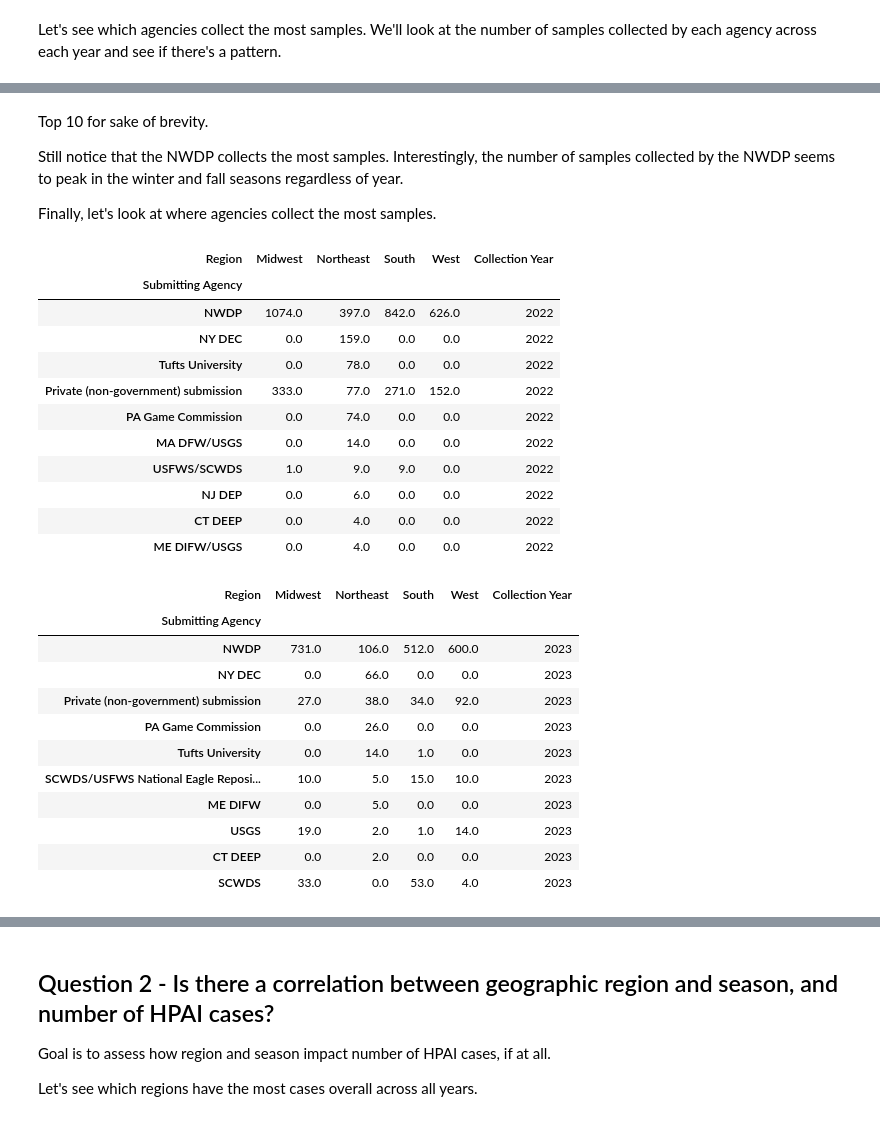
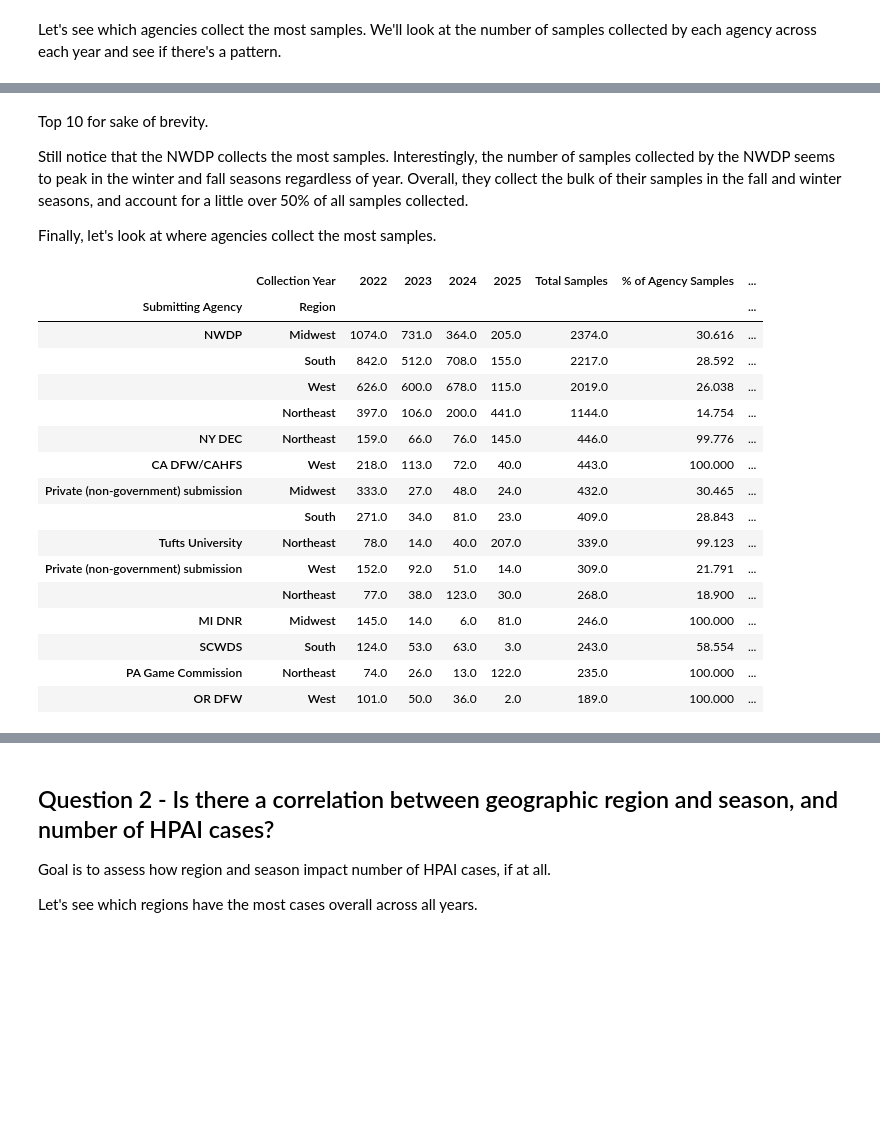
Before and after one commit to Sharyyy345/Math_316_Project1, a Jupyter notebook: notebooks/main_insights.ipynb, the cells around one changed output, grey strips where cells are left out. Saved outputs shown, nothing was run; the diff lists cells and outputs as text; code cells hidden in the pictures; blank space fills up the shorter version.

```diff
--- a/notebooks/main_insights.ipynb
+++ b/notebooks/main_insights.ipynb
@@ -121,8 +121,16 @@ Goal is to see if there's any bias in the data based on when and where agencies
 # %% [markdown]
 Let's see which agencies collect the most samples. We'll look at the number of samples collected by each agency across each year and see if there's a pattern.
 # %%
+df3 = df2.copy()
+df3 = df3.loc[df3['Collection Year'].isin(['2022','2023','2024','2025'])]
 
-df3 = df2.groupby(['Submitting Agency', 'Collection Year']).size().reset_index(name='Samples Collected').sort_values(by=['Samples Collected'], ascending=False)
-df3_pivot = df3.pivot_table(index='Submitting Agency', columns='Collection Year', values='Samples Collected', fill_value=0).sort_values(by=['2021','2022','2023','2024','2025'], ascending=False)
-df3_pivot.head(n=20)
+df3 = df3.groupby(['Submitting Agency', 'Collection Year']).size().reset_index(name='Samples Collected').sort_values(by=['Samples Collected'], ascending=False)
+df3_pivot = df3.pivot_table(index='Submitting Agency', columns='Collection Year', values='Samples Collected', fill_value=0).sort_values(by=['2022','2023','2024','2025'], ascending=False)
+
+agency_totals = df3_pivot.sum(axis=1)
+year_totals = df3_pivot.sum(axis=0)
+df3_pivot['Total Samples'] = df3_pivot.sum(axis=1)
+df3_pivot['% of All Samples'] = round(agency_totals / year_totals.sum() * 100.0, ndigits=3)
+
+df3_pivot.head(n=10)
 # %% [output]
@@ -223,51 +184,39 @@ for year in sorted(df4['Collection Year'].unique()):
 # %% [markdown]
 Top 10 for sake of brevity.
 
-Still notice that the NWDP collects the most samples. Interestingly, the number of samples collected by the NWDP seems to peak in the winter and fall seasons regardless of year.
+Still notice that the NWDP collects the most samples. Interestingly, the number of samples collected by the NWDP seems to peak in the winter and fall seasons regardless of year. Overall, they collect the bulk of their samples in the fall and winter seasons, and account for a little over 50% of all samples collected.
 
 Finally, let's look at where agencies collect the most samples.
 # %%
-from IPython.display import display
-
 df5 = df2.copy()
-
+df5 = df5.loc[df5['Collection Year'].isin(['2022','2023','2024','2025'])]
 df5 = df5.groupby(['Submitting Agency', 'Collection Year', 'Region']).size().reset_index(name='Samples Collected').sort_values(by=['Samples Collected'], ascending=False)
 
-# for each year, create a pivot table of agencies vs regions
-# do this for easier viewing
-for year in sorted(df5['Collection Year'].unique()):
-    year_df = df5.loc[df5['Collection Year'] == year]
+df5_pivot = df5.pivot_table(index=['Submitting Agency', 'Region'], columns='Collection Year', values='Samples Collected', fill_value=0)
 
-    if len(year_df['Region'].unique()) < 4:
-        continue
+agency_totals = df5_pivot.sum(axis=1)
+year_totals = df5_pivot.sum(axis=0)
+df5_pivot['Total Samples'] = df5_pivot.sum(axis=1)
+df5_pivot['% of Agency Samples'] = round(agency_totals / df3_pivot['Total Samples'] * 100.0, ndigits=3)
+df5_pivot['% of All Samples'] = round(agency_totals / year_totals.sum() * 100.0, ndigits=3)
 
-    year_pivot = year_df.pivot_table(index=['Submitting Agency'], columns='Region', values='Samples Collected', fill_value=0)
-    year_pivot = year_pivot.sort_values(by=['Northeast', 'Midwest', 'South', 'West'], ascending=False)
-    year_pivot['Collection Year'] = year
-
-    display(year_pivot.head(n=10)) # pretty print the table
+df5_pivot = df5_pivot.sort_values(by=['% of All Samples'], ascending=False)
+df5_pivot.head(n=15)
 # %% [output]
-| Region | Midwest | Northeast | South | West | Collection Year |
-| Submitting Agency |  |  |  |  |  |
-| NWDP | 1074.0 | 397.0 | 842.0 | 626.0 | 2022 |
-| NY DEC | 0.0 | 159.0 | 0.0 | 0.0 | 2022 |
-| Tufts University | 0.0 | 78.0 | 0.0 | 0.0 | 2022 |
-| Private (non-government) submission | 333.0 | 77.0 | 271.0 | 152.0 | 2022 |
-| PA Game Commission | 0.0 | 74.0 | 0.0 | 0.0 | 2022 |
-| MA DFW/USGS | 0.0 | 14.0 | 0.0 | 0.0 | 2022 |
-| USFWS/SCWDS | 1.0 | 9.0 | 9.0 | 0.0 | 2022 |
-| NJ DEP | 0.0 | 6.0 | 0.0 | 0.0 | 2022 |
-| CT DEEP | 0.0 | 4.0 | 0.0 | 0.0 | 2022 |
-| ME DIFW/USGS | 0.0 | 4.0 | 0.0 | 0.0 | 2022 |
+|  | Collection Year | 2022 | 2023 | 2024 | 2025 | Total Samples | % of Agency Samples | ... |
+| Submitting Agency | Region |  |  |  |  |  |  | ... |
+| NWDP | Midwest | 1074.0 | 731.0 | 364.0 | 205.0 | 2374.0 | 30.616 | ... |
+|  | South | 842.0 | 512.0 | 708.0 | 155.0 | 2217.0 | 28.592 | ... |
+|  | West | 626.0 | 600.0 | 678.0 | 115.0 | 2019.0 | 26.038 | ... |
+|  | Northeast | 397.0 | 106.0 | 200.0 | 441.0 | 1144.0 | 14.754 | ... |
+| NY DEC | Northeast | 159.0 | 66.0 | 76.0 | 145.0 | 446.0 | 99.776 | ... |
+| CA DFW/CAHFS | West | 218.0 | 113.0 | 72.0 | 40.0 | 443.0 | 100.000 | ... |
+| Private (non-government) submission | Midwest | 333.0 | 27.0 | 48.0 | 24.0 | 432.0 | 30.465 | ... |
+|  | South | 271.0 | 34.0 | 81.0 | 23.0 | 409.0 | 28.843 | ... |
+| Tufts University | Northeast | 78.0 | 14.0 | 40.0 | 207.0 | 339.0 | 99.123 | ... |
+| Private (non-government) submission | West | 152.0 | 92.0 | 51.0 | 14.0 | 309.0 | 21.791 | ... |
+|  | Northeast | 77.0 | 38.0 | 123.0 | 30.0 | 268.0 | 18.900 | ... |
+| MI DNR | Midwest | 145.0 | 14.0 | 6.0 | 81.0 | 246.0 | 100.000 | ... |
+| SCWDS | South | 124.0 | 53.0 | 63.0 | 3.0 | 243.0 | 58.554 | ... |
+| PA Game Commission | Northeast | 74.0 | 26.0 | 13.0 | 122.0 | 235.0 | 100.000 | ... |
+| OR DFW | West | 101.0 | 50.0 | 36.0 | 2.0 | 189.0 | 100.000 | ... |
-| Region | Midwest | Northeast | South | West | Collection Year |
-| Submitting Agency |  |  |  |  |  |
-| NWDP | 731.0 | 106.0 | 512.0 | 600.0 | 2023 |
-| NY DEC | 0.0 | 66.0 | 0.0 | 0.0 | 2023 |
-| Private (non-government) submission | 27.0 | 38.0 | 34.0 | 92.0 | 2023 |
-| PA Game Commission | 0.0 | 26.0 | 0.0 | 0.0 | 2023 |
-| Tufts University | 0.0 | 14.0 | 1.0 | 0.0 | 2023 |
-| SCWDS/USFWS National Eagle Reposi... | 10.0 | 5.0 | 15.0 | 10.0 | 2023 |
-| ME DIFW | 0.0 | 5.0 | 0.0 | 0.0 | 2023 |
-| USGS | 19.0 | 2.0 | 1.0 | 14.0 | 2023 |
-| CT DEEP | 0.0 | 2.0 | 0.0 | 0.0 | 2023 |
-| SCWDS | 33.0 | 0.0 | 53.0 | 4.0 | 2023 |
```
Also changed, not shown: parts of 8 cells of this notebook, 1 other file.
